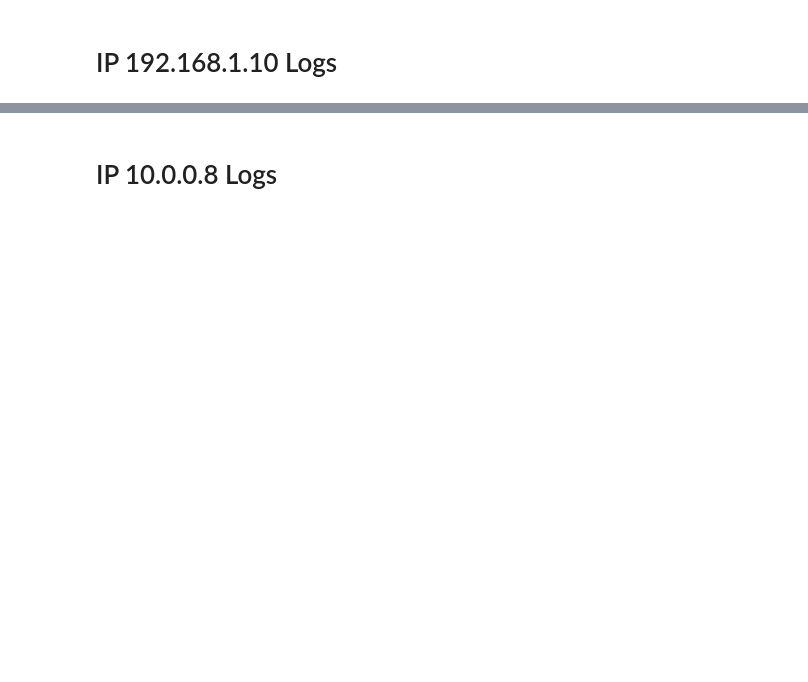
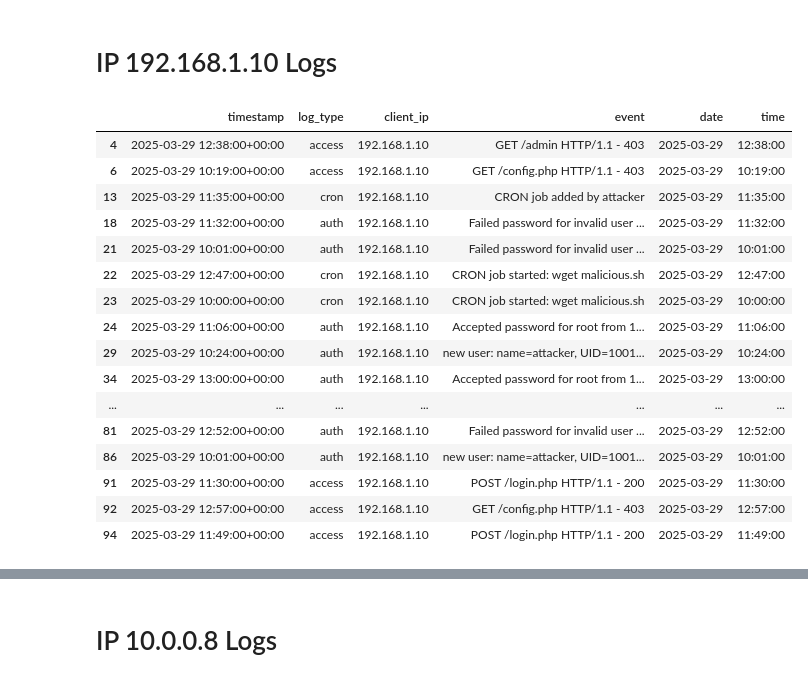
Before and after one commit to Zz1rg/CyberGroup2, a Jupyter notebook: AnalyzeLog.ipynb, the cells around one changed output, grey strips where cells are left out. Saved outputs shown, nothing was run; the diff lists cells and outputs as text; code cells hidden in the pictures; blank space fills up the shorter version.

```diff
--- a/AnalyzeLog.ipynb
+++ b/AnalyzeLog.ipynb
@@ -133,2 +196,22 @@ df[(df['client_ip'] == '203.0.113.5') & (df['log_type'] == 'auth')]['event'].to_
 # %% [markdown]
 # IP 192.168.1.10 Logs
+# %%
+df[df['client_ip'] == '192.168.1.10']
+# %% [output]
+|  | timestamp | log_type | client_ip | event | date | time |
+| 4 | 2025-03-29 12:38:00+00:00 | access | 192.168.1.10 | GET /admin HTTP/1.1 - 403 | 2025-03-29 | 12:38:00 |
+| 6 | 2025-03-29 10:19:00+00:00 | access | 192.168.1.10 | GET /config.php HTTP/1.1 - 403 | 2025-03-29 | 10:19:00 |
+| 13 | 2025-03-29 11:35:00+00:00 | cron | 192.168.1.10 | CRON job added by attacker | 2025-03-29 | 11:35:00 |
+| 18 | 2025-03-29 11:32:00+00:00 | auth | 192.168.1.10 | Failed password for invalid user ... | 2025-03-29 | 11:32:00 |
+| 21 | 2025-03-29 10:01:00+00:00 | auth | 192.168.1.10 | Failed password for invalid user ... | 2025-03-29 | 10:01:00 |
+| 22 | 2025-03-29 12:47:00+00:00 | cron | 192.168.1.10 | CRON job started: wget malicious.sh | 2025-03-29 | 12:47:00 |
+| 23 | 2025-03-29 10:00:00+00:00 | cron | 192.168.1.10 | CRON job started: wget malicious.sh | 2025-03-29 | 10:00:00 |
+| 24 | 2025-03-29 11:06:00+00:00 | auth | 192.168.1.10 | Accepted password for root from 1... | 2025-03-29 | 11:06:00 |
+| 29 | 2025-03-29 10:24:00+00:00 | auth | 192.168.1.10 | new user: name=attacker, UID=1001... | 2025-03-29 | 10:24:00 |
+| 34 | 2025-03-29 13:00:00+00:00 | auth | 192.168.1.10 | Accepted password for root from 1... | 2025-03-29 | 13:00:00 |
+| ... | ... | ... | ... | ... | ... | ... |
+| 81 | 2025-03-29 12:52:00+00:00 | auth | 192.168.1.10 | Failed password for invalid user ... | 2025-03-29 | 12:52:00 |
+| 86 | 2025-03-29 10:01:00+00:00 | auth | 192.168.1.10 | new user: name=attacker, UID=1001... | 2025-03-29 | 10:01:00 |
+| 91 | 2025-03-29 11:30:00+00:00 | access | 192.168.1.10 | POST /login.php HTTP/1.1 - 200 | 2025-03-29 | 11:30:00 |
+| 92 | 2025-03-29 12:57:00+00:00 | access | 192.168.1.10 | GET /config.php HTTP/1.1 - 403 | 2025-03-29 | 12:57:00 |
+| 94 | 2025-03-29 11:49:00+00:00 | access | 192.168.1.10 | POST /login.php HTTP/1.1 - 200 | 2025-03-29 | 11:49:00 |
```
Also changed, not shown: parts of 11 cells of this notebook.
